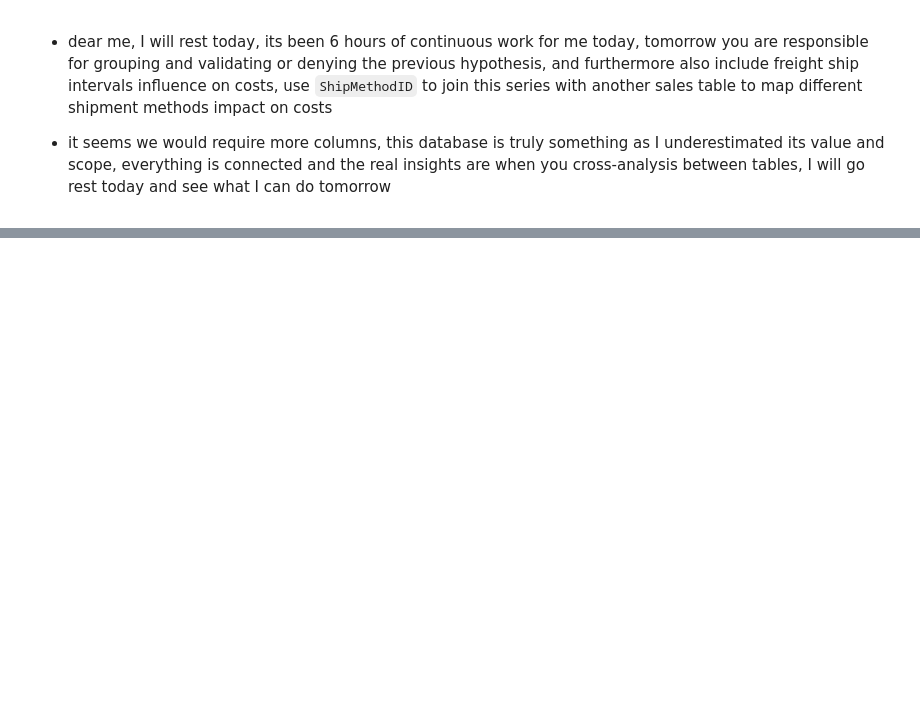
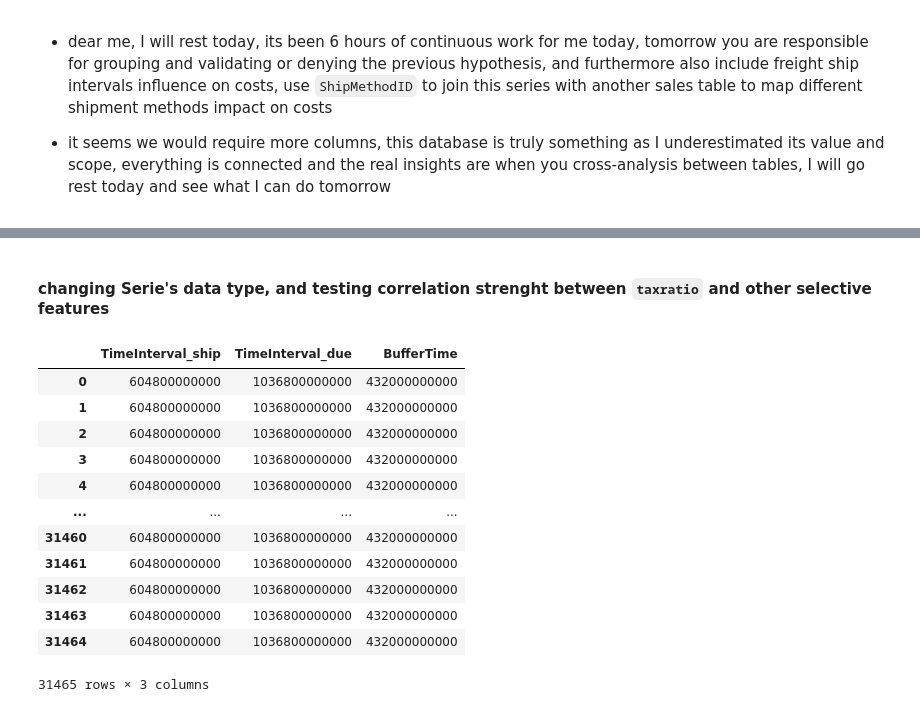
Before and after one commit to AtlasMarbx/AdventureWorks-Data-Migration-and-insight-extraction, a Jupyter notebook: EDA_process.ipynb, the cells around one changed output, grey strips where cells are left out. Cells and saved outputs as stored; diff of their text form; code cells hidden in the pictures; blank space fills up the shorter version.

```diff
--- a/EDA_process.ipynb
+++ b/EDA_process.ipynb
@@ -233,0 +309,18 @@ refined_df
+# %% [markdown]
+#### changing Serie's data type, and testing correlation strenght between `taxratio` and other selective features
+# %%
+time_interval_summary[['TimeInterval_ship', 'TimeInterval_due', 'BufferTime']].astype(int)
+# %% [output]
+|  | TimeInterval_ship | TimeInterval_due | BufferTime |
+| 0 | 604800000000 | 1036800000000 | 432000000000 |
+| 1 | 604800000000 | 1036800000000 | 432000000000 |
+| 2 | 604800000000 | 1036800000000 | 432000000000 |
+| 3 | 604800000000 | 1036800000000 | 432000000000 |
+| 4 | 604800000000 | 1036800000000 | 432000000000 |
+| ... | ... | ... | ... |
+| 31460 | 604800000000 | 1036800000000 | 432000000000 |
+| 31461 | 604800000000 | 1036800000000 | 432000000000 |
+| 31462 | 604800000000 | 1036800000000 | 432000000000 |
+| 31463 | 604800000000 | 1036800000000 | 432000000000 |
+| 31464 | 604800000000 | 1036800000000 | 432000000000 |
+31465 rows × 3 columns
```
Also changed, not shown: parts of 19 cells of this notebook.
